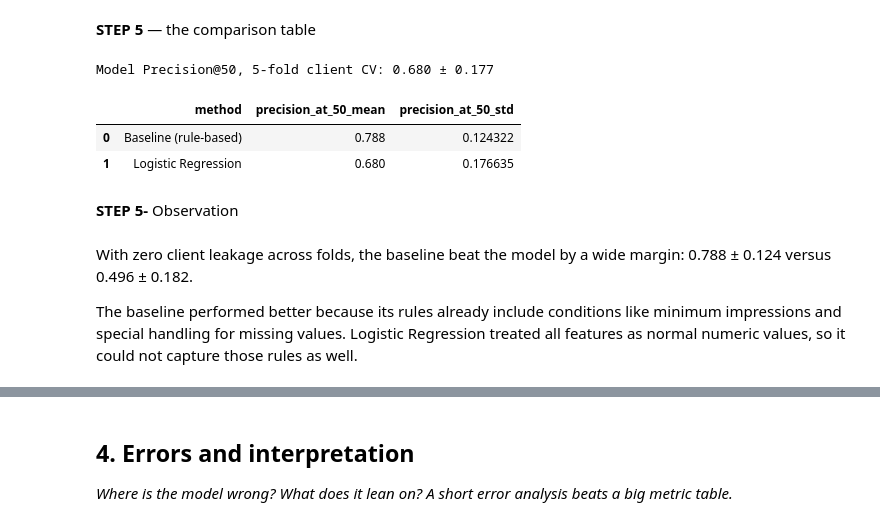
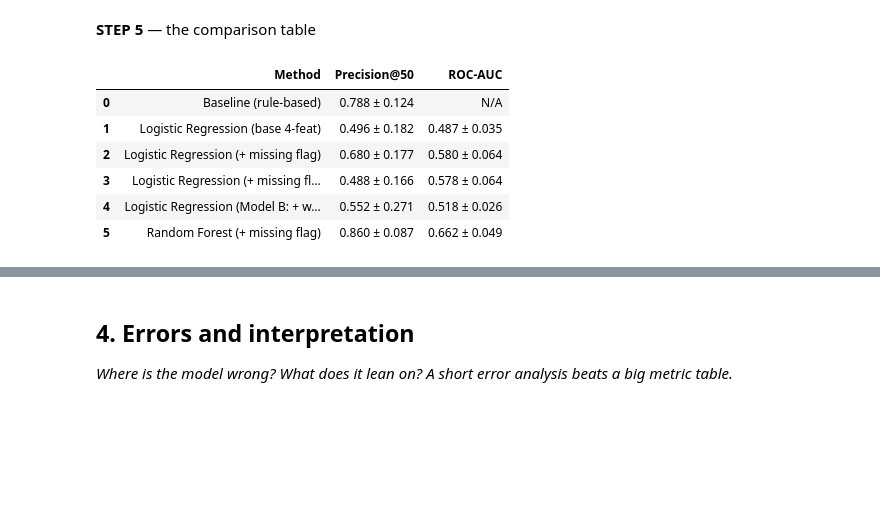
Before and after one commit to KinzaAsif2456/discoverey, a Jupyter notebook: work/notebooks/w05_model.ipynb, the cells around one changed output, grey strips where cells are left out. Cells and saved outputs as stored; diff of their text form; code cells hidden in the pictures; blank space fills up the shorter version.

```diff
--- a/work/notebooks/w05_model.ipynb
+++ b/work/notebooks/w05_model.ipynb
@@ -368,24 +383,46 @@ Model Precision@50, 5-fold client CV: 0.680 ± 0.177
 # %% [markdown]
 **STEP 5** — the comparison table
-# %%
-print(f"\nModel Precision@50, {n_splits}-fold client CV: "
-      f"{np.mean(model_p50s):.3f} ± {np.std(model_p50s):.3f}")
-# %% [output]
-Model Precision@50, 5-fold client CV: 0.680 ± 0.177
-# %%
-results = pd.DataFrame({
-    "method": ["Baseline (rule-based)", "Logistic Regression"],
-    "precision_at_50_mean": [np.mean(baseline_p50s), np.mean(model_p50s)],
-    "precision_at_50_std":  [np.std(baseline_p50s),  np.std(model_p50s)],
-})
-results
-# %% [output]
-|  | method | precision_at_50_mean | precision_at_50_std |
-| 0 | Baseline (rule-based) | 0.788 | 0.124322 |
-| 1 | Logistic Regression | 0.680 | 0.176635 |
-# %% [markdown]
-**STEP 5-** Observation
-# %% [markdown]
-With zero client leakage across folds, the baseline beat the model by a wide margin: 0.788 ± 0.124 versus 0.496 ± 0.182.
-
-The baseline performed better because its rules already include conditions like minimum impressions and special handling for missing values. Logistic Regression treated all features as normal numeric values, so it could not capture those rules as well.
+# %%
+comparison_data = [
+    {
+        "Method": "Baseline (rule-based)",
+        "Precision@50": f"{np.mean(baseline_p50s):.3f} ± {np.std(baseline_p50s):.3f}",
+        "ROC-AUC": "N/A"
+    },
+    {
+        "Method": "Logistic Regression (base 4-feat)",
+        "Precision@50": f"{np.mean(base_p50s):.3f} ± {np.std(base_p50s):.3f}",
+        "ROC-AUC": f"{np.mean(base_aucs):.3f} ± {np.std(base_aucs):.3f}"
+    },
+    {
+        "Method": "Logistic Regression (+ missing flag)",
+        "Precision@50": f"{np.mean(imp_p50s):.3f} ± {np.std(imp_p50s):.3f}",
+        "ROC-AUC": f"{np.mean(imp_aucs):.3f} ± {np.std(imp_aucs):.3f}"
+    },
+    {
+        "Method": "Logistic Regression (+ missing flag + log1p impressions)",
+        "Precision@50": f"{np.mean(log1p_p50s):.3f} ± {np.std(log1p_p50s):.3f}",
+        "ROC-AUC": f"{np.mean(log1p_aucs):.3f} ± {np.std(log1p_aucs):.3f}"
+    },
+    {
+        "Method": "Logistic Regression (Model B: + word_count, engagement)",
+        "Precision@50": f"{np.mean(model_b_p50s):.3f} ± {np.std(model_b_p50s):.3f}",
+        "ROC-AUC": f"{np.mean(model_b_aucs):.3f} ± {np.std(model_b_aucs):.3f}"
+    },
+    {
+        "Method": "Random Forest (+ missing flag)",
+        "Precision@50": f"{np.mean(rf_p50s):.3f} ± {np.std(rf_p50s):.3f}",
+        "ROC-AUC": f"{np.mean(rf_aucs):.3f} ± {np.std(rf_aucs):.3f}"
+    }
+]
+
+summary_df = pd.DataFrame(comparison_data)
+display(summary_df)
+# %% [output]
+|  | Method | Precision@50 | ROC-AUC |
+| 0 | Baseline (rule-based) | 0.788 ± 0.124 | N/A |
+| 1 | Logistic Regression (base 4-feat) | 0.496 ± 0.182 | 0.487 ± 0.035 |
+| 2 | Logistic Regression (+ missing flag) | 0.680 ± 0.177 | 0.580 ± 0.064 |
+| 3 | Logistic Regression (+ missing fl... | 0.488 ± 0.166 | 0.578 ± 0.064 |
+| 4 | Logistic Regression (Model B: + w... | 0.552 ± 0.271 | 0.518 ± 0.026 |
+| 5 | Random Forest (+ missing flag) | 0.860 ± 0.087 | 0.662 ± 0.049 |
```
Also changed, not shown: parts of 41 cells of this notebook.
